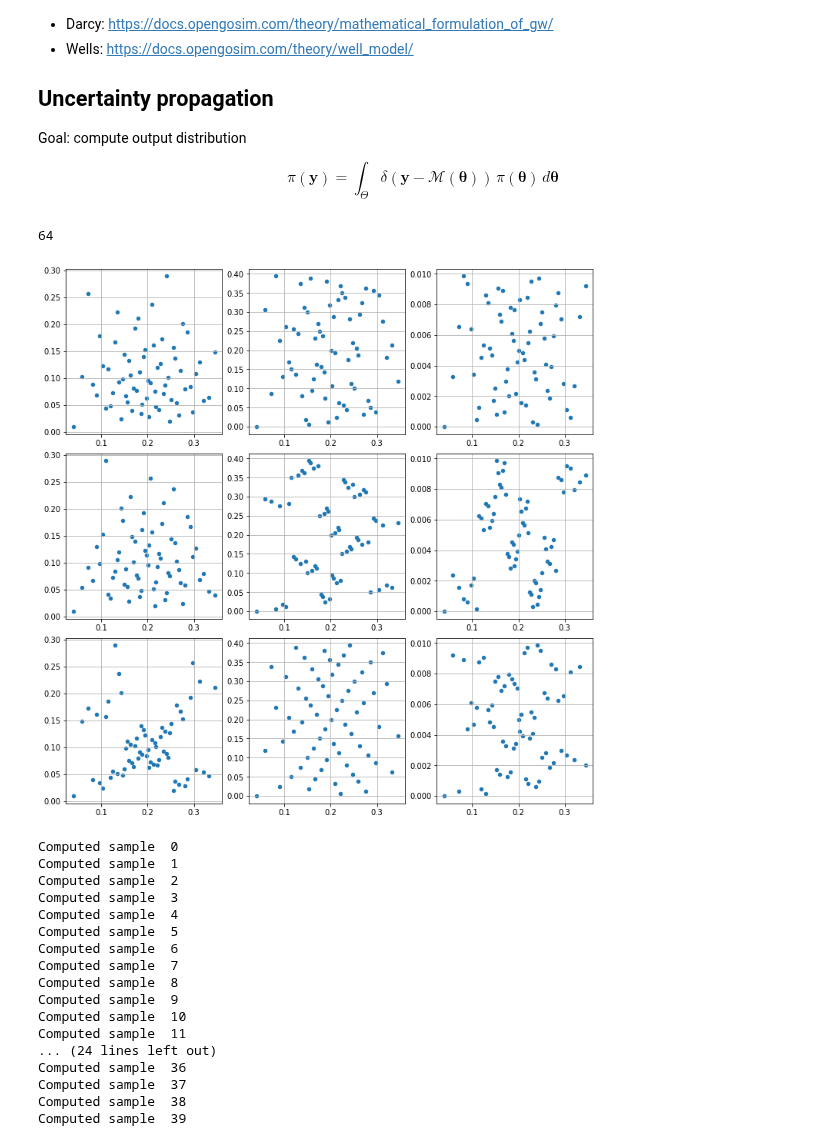
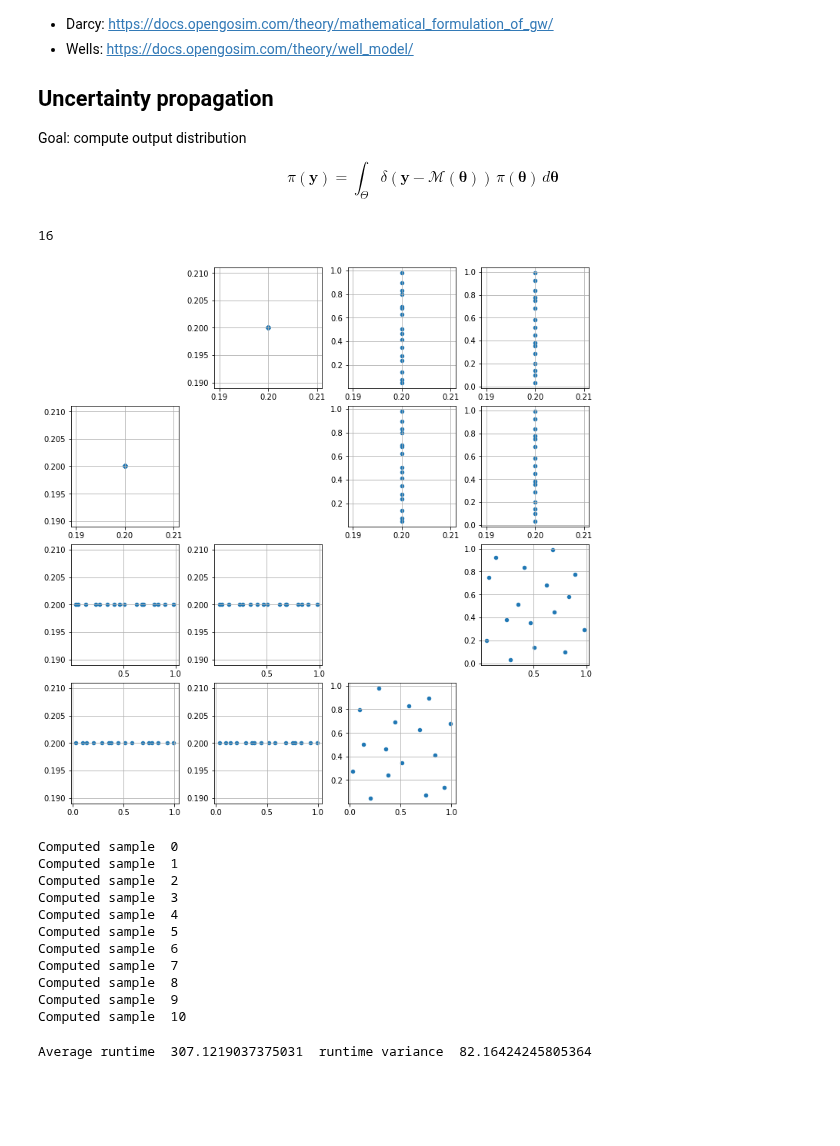
Before and after one commit to UM-Bridge/benchmarks, a Jupyter notebook: benchmarks/resevoirsim/opengosim.ipynb, the cells around one changed output. Drawn from its saved outputs; the diff is of its cells as text; code cells hidden in the pictures; blank space fills up the shorter version.

```diff
--- a/benchmarks/resevoirsim/opengosim.ipynb
+++ b/benchmarks/resevoirsim/opengosim.ipynb
@@ -155,44 +155,51 @@ model = umbridge.HTTPModel("http://localhost:4243", "pflotran_simulation")
 n_inputs = model.get_input_sizes()[0]
 n_outputs = model.get_output_sizes()[0]
 # %%
-dim = n_inputs
-m = 6 # number of samples 2^m
-sampler = qmc.Sobol(d=dim, scramble=False)
+dim = 2
+m = 4 # number of samples 2^m
+sampler = qmc.Sobol(d=dim, scramble=True)
 samples = sampler.random_base2(m=m)
 
 # POROSITY: truncated normal
-mean = 0.2
-std = 0.079
-lower, upper = 0.039, 0.366
-a, b = (lower - mean) / std, (upper - mean) / std
-porosity_samples = truncnorm.ppf(samples[:, :12], a=a, b=b, loc=mean, scale=std)
-samples[:, :12] = porosity_samples
+#mean = 0.2
+#std = 0.079
+#lower, upper = 0.039, 0.366
+#a, b = (lower - mean) / std, (upper - mean) / std
+#porosity_samples = truncnorm.ppf(samples[:, :2], a, b,  loc=mean, scale=std)
+#samples[:, :2] = porosity_samples
 
 # PERMZ scaling: beta scaled to [0.01, 1]
-alpha, beta_param = 2, 18
-permz_raw = samples[:, 12]
-permz_scaled = beta.ppf(permz_raw, a=alpha, b=beta_param)
-permz_samples = 0.01 + permz_scaled * (1 - 0.01)
-samples[:, 12] = permz_samples
+#alpha, beta_param = 2, 18
+#permz_scaled = beta.ppf(samples[:,12], a=alpha, b=beta_param)
+#permz_scaled = 0.01 + permz_scaled * (1 - 0.01)
+#samples[:, 12] = permz_scaled
 
-# FAULTS: Uniform(0,1) - no trafo needed
-samples[:,13] = 0.4*samples[:,13]
-samples[:,14] = 0.01*samples[:,14]
+# FAULTS: Uniform(0,1) - fix for now
+samples[:,0] = 1.0*samples[:,0]
+samples[:,1] = 1.0*samples[:,1]
+fixed_entries = [0.2]*13
+fixed_entries[12] = 0.1
+fixed_array = np.tile(fixed_entries, (2**m, 1))
+samples = np.hstack((fixed_array,samples))
 
 print(len(samples))
+#print(samples)
 # %% [output]
-64
+16
 # %%
-fig, axes = plt.subplots(3, 3, figsize=(10, 10), constrained_layout=True)
+fig, axes = plt.subplots(4, 4, figsize=(10, 10), constrained_layout=True)
 
-for x_idx in range(3):
-    for y_idx in range(12,15):
-        ax = axes[x_idx, y_idx-12]
-        ax.scatter(samples[:, x_idx], samples[:, y_idx], s=20)
-        ax.grid(True)
+for (xi,x_idx) in enumerate([0,1,14,13]):
+    for (yi,y_idx) in enumerate([0,1,14,13]):
+        ax = axes[xi, yi]
+        if xi == yi:
+            ax.set_visible(False)
+        else:
+            ax.scatter(samples[:, x_idx], samples[:, y_idx], s=20)
+            ax.grid(True)
 plt.show()
 # %% [output]
-[figure, old version]
+[figure, new version]
 # %%
 # Expensive bit
 def evaluate_samples(samples):
@@ -208,6 +215,13 @@ print("Mean estimate:", mean_estimate)
 
 var_estimate = np.var(feval, axis=0)
 print("Variance estimate:", var_estimate)
+
+import pickle
+
+with open('out_samples.txt', 'wb+') as f:
+    pickle.dump(samples, f)
+with open('out_evals.txt', 'wb+') as f:
+    pickle.dump(feval, f)
 # %% [output]
 Computed sample  0
 Computed sample  1
@@ -220,9 +234,3 @@ Computed sample  7
 Computed sample  8
 Computed sample  9
 Computed sample  10
-Computed sample  11
-... (24 lines left out)
-Computed sample  36
-Computed sample  37
-Computed sample  38
-Computed sample  39
@@ -235,0 +237,9 @@ for f in output_pressure:
+# %%
+with open('out_samples.txt', 'rb') as f:
+    samples = pickle.load(f)
+with open('out_evals.txt', 'rb') as f:
+    feval = pickle.load(f)
+
+print("Average runtime ", mean_estimate[0][18], " runtime variance ", var_estimate[0][18])
+# %% [output]
+Average runtime  307.1219037375031  runtime variance  82.16424245805364
```
Also changed, not shown: parts of 19 cells of this notebook, 1 other file.
